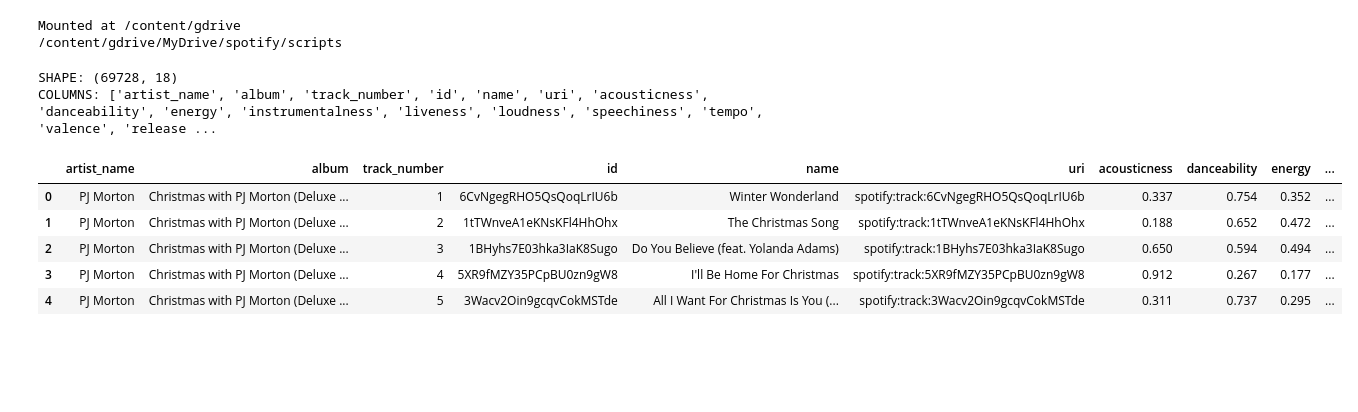
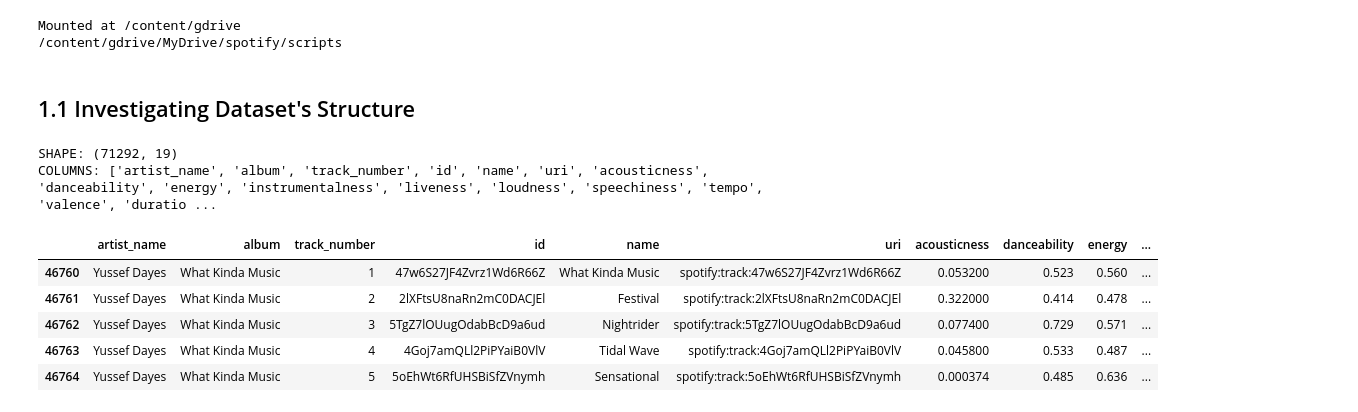
Before and after one commit to 1602077/experiments_in_spotipy, a Jupyter notebook: scripts/1_Exploratory_Analysis.ipynb, the cells around one changed output. Cells and saved outputs as stored; diff of their text form; code cells hidden in the pictures; blank space fills up the shorter version.

```diff
--- a/scripts/1_Exploratory_Analysis.ipynb
+++ b/scripts/1_Exploratory_Analysis.ipynb
@@ -13,22 +23,24 @@ sys.path.append('/content/gdrive/MyDrive/spotify/scripts/')
 # %% [output]
 Mounted at /content/gdrive
 /content/gdrive/MyDrive/spotify/scripts
+# %% [markdown]
+## 1.1 Investigating Dataset's Structure
 # %%
 df = pd.read_csv("../data/master_data.csv")
 df['year'] = df['release_date'].apply(lambda x: int(x[:4]))
 
 print(f"SHAPE: {df.shape}")
 print(f"COLUMNS: {list(df.columns)}")
-df.head()
+df[df["album"] == "What Kinda Music"].head()
 # %% [output]
-SHAPE: (69728, 18)
-COLUMNS: ['artist_name', 'album', 'track_number', 'id', 'name', 'uri', 'acousticness', 'danceability', 'energy', 'instrumentalness', 'liveness', 'loudness', 'speechiness', 'tempo', 'valence', 'release ...
+SHAPE: (71292, 19)
+COLUMNS: ['artist_name', 'album', 'track_number', 'id', 'name', 'uri', 'acousticness', 'danceability', 'energy', 'instrumentalness', 'liveness', 'loudness', 'speechiness', 'tempo', 'valence', 'duratio ...
 |  | artist_name | album | track_number | id | name | uri | acousticness | danceability | energy | ... |
-| 0 | PJ Morton | Christmas with PJ Morton (Deluxe ... | 1 | 6CvNgegRHO5QsQoqLrIU6b | Winter Wonderland | spotify:track:6CvNgegRHO5QsQoqLrIU6b | 0.337 | 0.754 | 0.352 | ... |
-| 1 | PJ Morton | Christmas with PJ Morton (Deluxe ... | 2 | 1tTWnveA1eKNsKFl4HhOhx | The Christmas Song | spotify:track:1tTWnveA1eKNsKFl4HhOhx | 0.188 | 0.652 | 0.472 | ... |
-| 2 | PJ Morton | Christmas with PJ Morton (Deluxe ... | 3 | 1BHyhs7E03hka3IaK8Sugo | Do You Believe (feat. Yolanda Adams) | spotify:track:1BHyhs7E03hka3IaK8Sugo | 0.650 | 0.594 | 0.494 | ... |
-| 3 | PJ Morton | Christmas with PJ Morton (Deluxe ... | 4 | 5XR9fMZY35PCpBU0zn9gW8 | I'll Be Home For Christmas | spotify:track:5XR9fMZY35PCpBU0zn9gW8 | 0.912 | 0.267 | 0.177 | ... |
-| 4 | PJ Morton | Christmas with PJ Morton (Deluxe ... | 5 | 3Wacv2Oin9gcqvCokMSTde | All I Want For Christmas Is You (... | spotify:track:3Wacv2Oin9gcqvCokMSTde | 0.311 | 0.737 | 0.295 | ... |
+| 46760 | Yussef Dayes | What Kinda Music | 1 | 47w6S27JF4Zvrz1Wd6R66Z | What Kinda Music | spotify:track:47w6S27JF4Zvrz1Wd6R66Z | 0.053200 | 0.523 | 0.560 | ... |
+| 46761 | Yussef Dayes | What Kinda Music | 2 | 2lXFtsU8naRn2mC0DACJEl | Festival | spotify:track:2lXFtsU8naRn2mC0DACJEl | 0.322000 | 0.414 | 0.478 | ... |
+| 46762 | Yussef Dayes | What Kinda Music | 3 | 5TgZ7lOUugOdabBcD9a6ud | Nightrider | spotify:track:5TgZ7lOUugOdabBcD9a6ud | 0.077400 | 0.729 | 0.571 | ... |
+| 46763 | Yussef Dayes | What Kinda Music | 4 | 4Goj7amQLl2PiPYaiB0VlV | Tidal Wave | spotify:track:4Goj7amQLl2PiPYaiB0VlV | 0.045800 | 0.533 | 0.487 | ... |
+| 46764 | Yussef Dayes | What Kinda Music | 5 | 5oEhWt6RfUHSBiSfZVnymh | Sensational | spotify:track:5oEhWt6RfUHSBiSfZVnymh | 0.000374 | 0.485 | 0.636 | ... |
 # %%
 df.describe()
 # %% [output]
```
Also changed, not shown: parts of 20 cells of this notebook.
